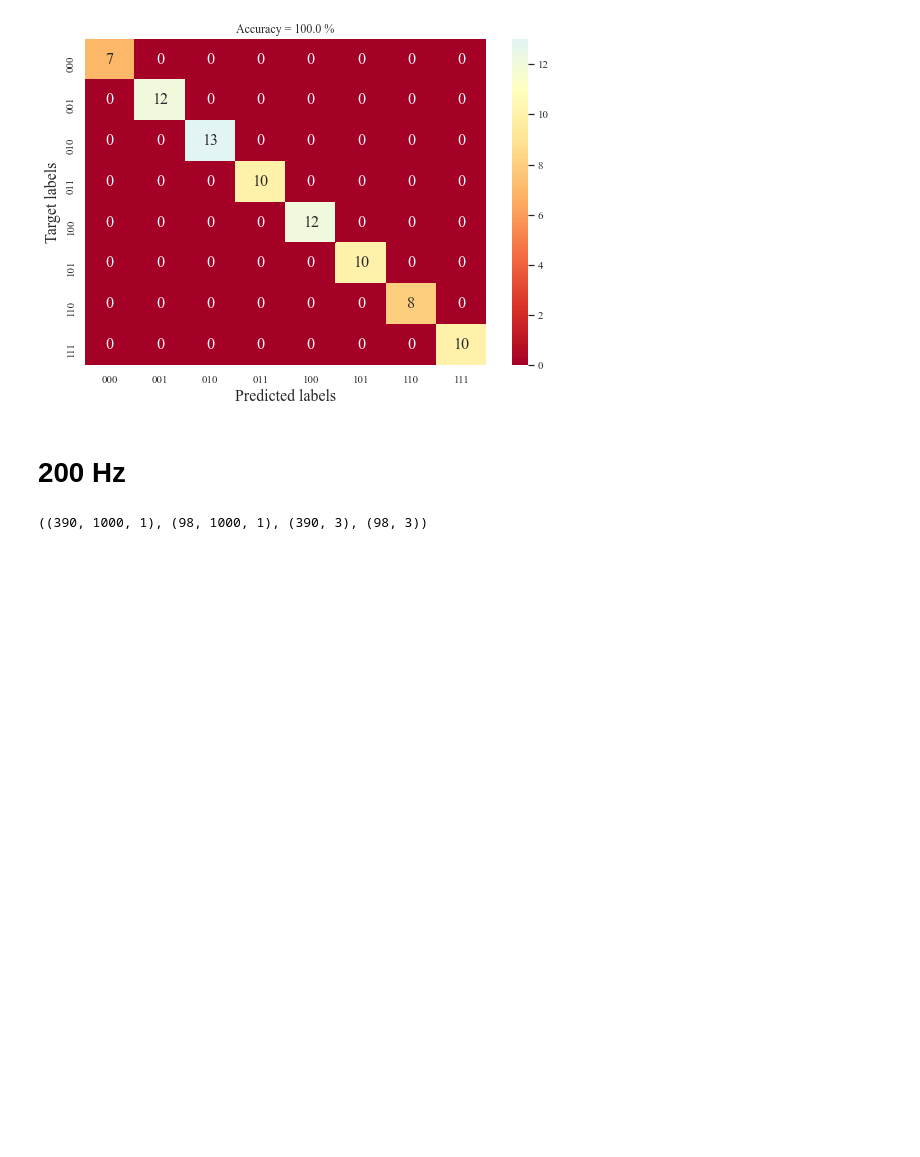
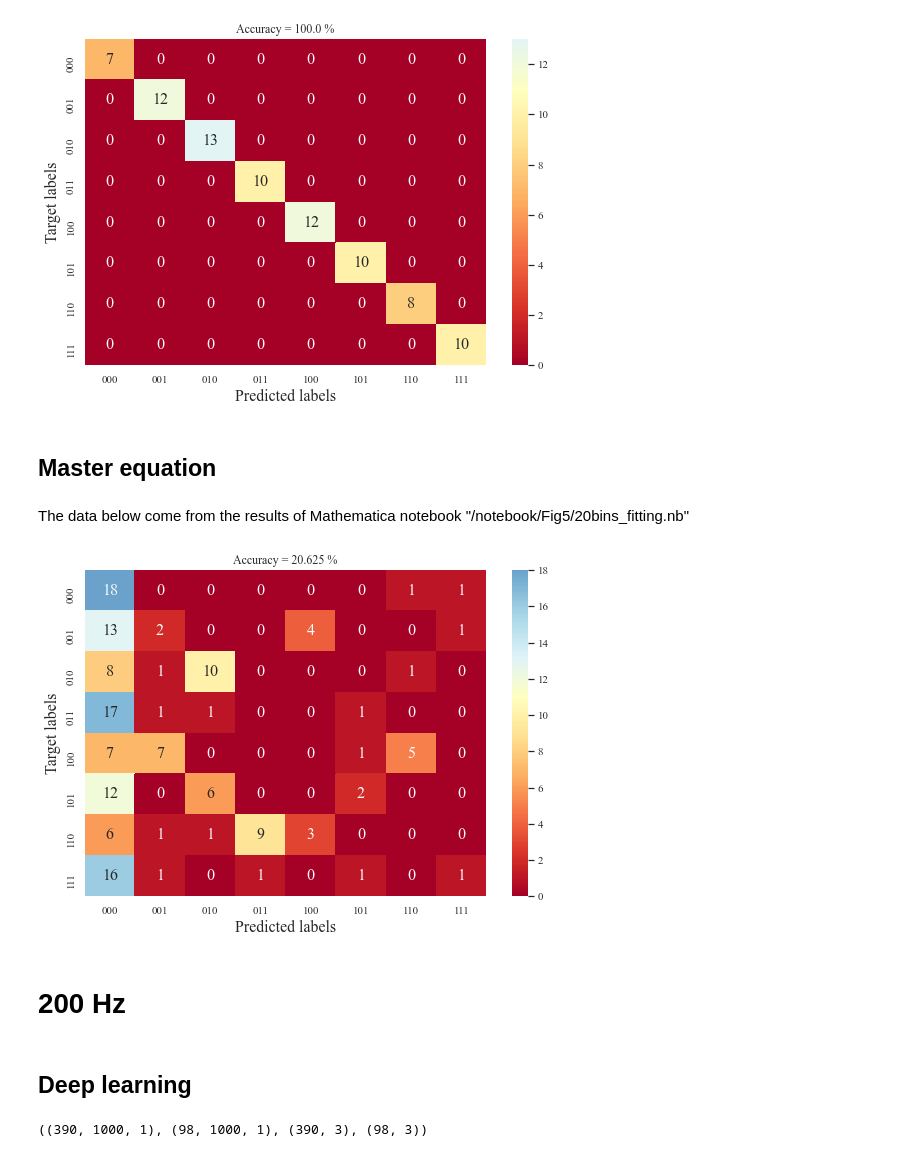
Before and after one commit to johnzja/Deep-learning-enhanced-Rydberg-multifrequency-microwave-recognition, a Jupyter notebook: notebook/deep_learning.ipynb, the cells around one changed output. Saved outputs shown, nothing was run; the diff lists cells and outputs as text; code cells hidden in the pictures; blank space fills up the shorter version.

```diff
--- a/notebook/deep_learning.ipynb
+++ b/notebook/deep_learning.ipynb
@@ -506,8 +479,45 @@ for id, name in  enumerate(models_names):
 [figure]
 [figure]
 [figure]
+# %% [markdown]
+## Master equation
+# %%
+import seaborn as sns; sns.set()
+import matplotlib.pyplot as plt
+import matplotlib as mpl
+
+mpl.rcParams['font.family'] = 'Times New Roman'
+mpl.rcParams['font.size'] = 16
+# %%
+def heatmap(ma, filename):
+    labels = ["000", "001","010","011","100","101","110","111"]
+    acc = np.round(np.sum(np.diag(ma))/np.sum(ma), 5)
+    ma = pd.DataFrame(ma, index=labels, columns=labels)
+    f,ax = plt.subplots(figsize=(9, 6))
+    ax = sns.heatmap(ma, annot=True, center=11, cmap='RdYlBu')
+    plt.xlabel("Predicted labels",fontdict={'size':16})
+    plt.ylabel("Target labels",fontdict={'size':16})
+    plt.title('Accuracy = %s %%'%str(acc*100))
+    plt.savefig('%s.eps'%str(filename),dpi=300, bbox_inches="tight")
+    plt.show()
+# %% [markdown]
+The data below come from the results of Mathematica notebook "/notebook/Fig5/20bins_fitting.nb"
+# %%
+cm_master=np.concatenate([np.histogram([0,0,0,0,0,0,0,6,0,0,0,0,0,0,7,0,0,0,0,0],bins=np.arange(9))[0],
+np.histogram([0,0,0,1,4,4,4,0,0,0,0,1,4,0,0,0,0,0,0,7],bins=np.arange(9))[0],
+np.histogram([0,0,6,2,2,0,2,0,2,0,2,1,0,2,2,2,0,2,0,2],bins=np.arange(9))[0],
+np.histogram([0,0,0,0,1,0,0,5,2,0,0,0,0,0,0,0,0,0,0,0],bins=np.arange(9))[0],
+np.histogram([1,6,6,0,6,1,1,1,0,1,1,6,1,0,0,0,6,0,5,0],bins=np.arange(9))[0],
+np.histogram([0,0,0,0,5,5,2,0,0,0,0,0,2,0,0,2,2,2,0,2],bins=np.arange(9))[0],
+np.histogram([3,0,3,3,0,3,3,4,1,4,3,0,2,3,4,0,0,0,3,3],bins=np.arange(9))[0],
+np.histogram([0,0,0,0,7,0,0,0,3,0,5,0,0,0,0,0,0,0,1,0],bins=np.arange(9))[0]],axis=0).reshape(8,8)
+heatmap(cm_master,'20bins')
+# %% [output]
+[figure, added]
 # %% [markdown]
 # 200 Hz
+# %% [markdown]
+## Deep learning
 # %%
 %cd ../data/resolution/resolution
 # %%
```
Also changed, not shown: parts of 69 cells of this notebook.
